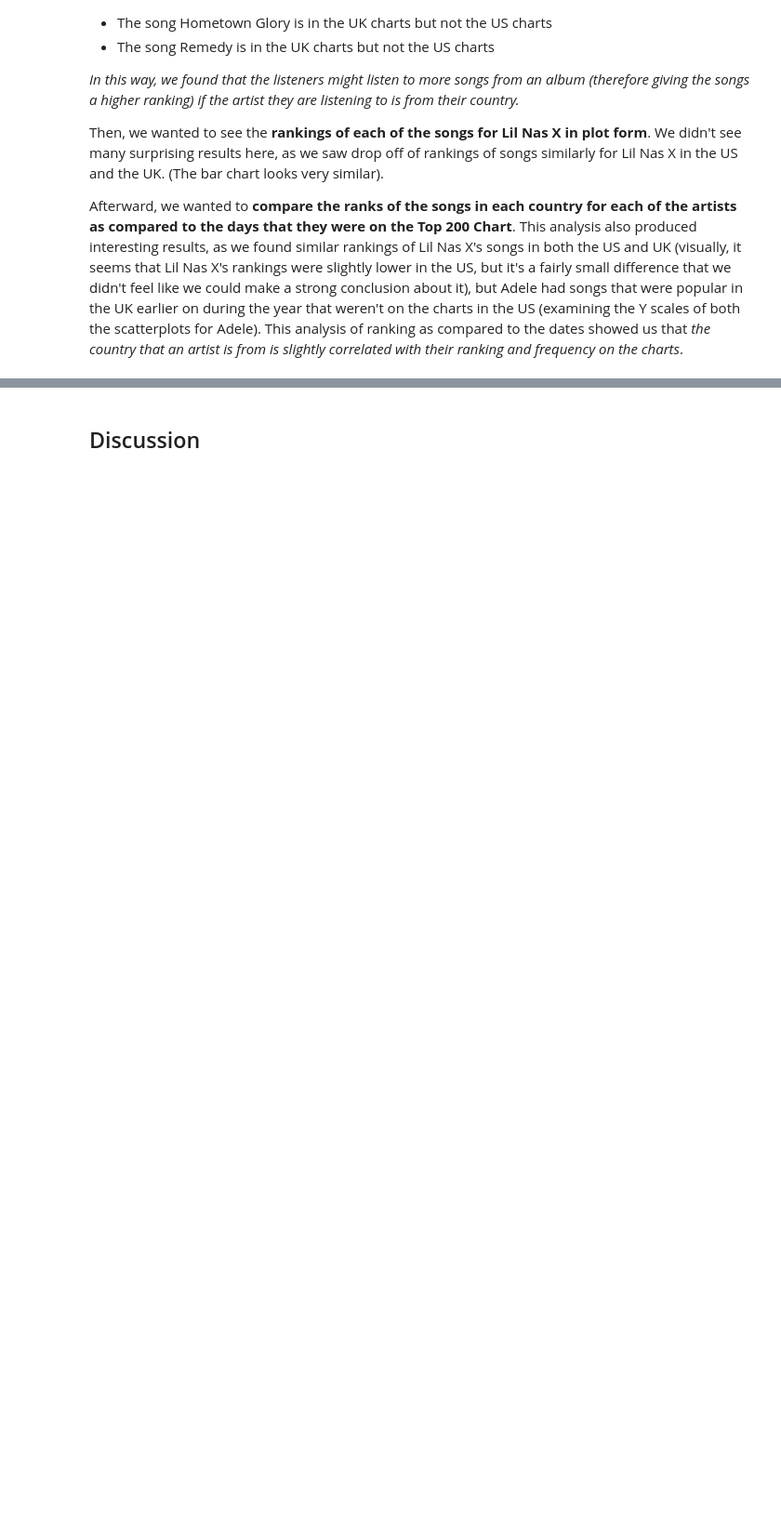
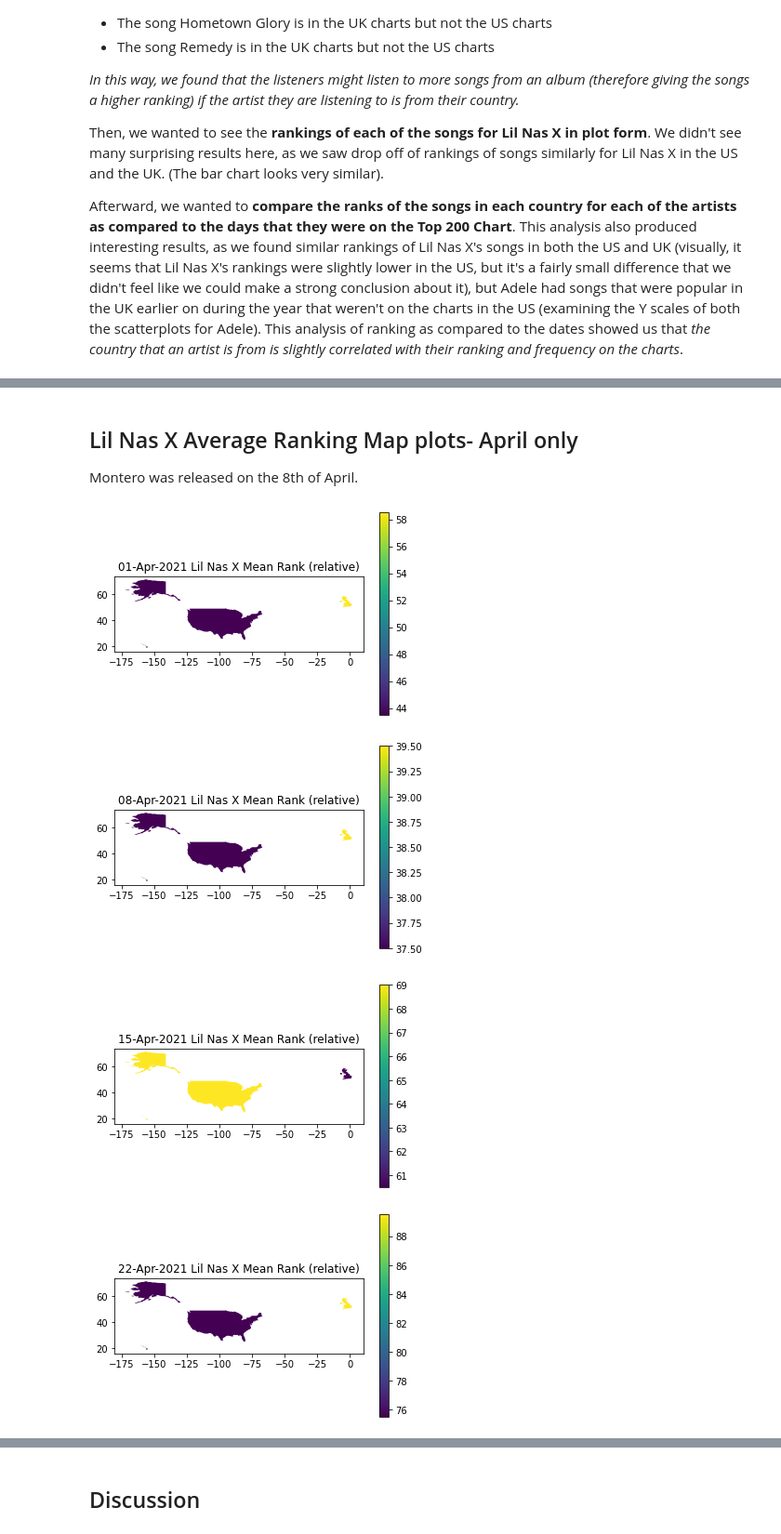
Before and after one commit to spurthirallapalli/DH140-FinalProject, a Jupyter notebook: FinalProject/FinalProject.ipynb, the cells around one changed output, grey strips where cells are left out. Shown at 93% size. Cells and saved outputs as stored; diff of their text form; code cells hidden in the pictures; blank space fills up the shorter version.

```diff
--- a/FinalProject/FinalProject.ipynb
+++ b/FinalProject/FinalProject.ipynb
@@ -589,0 +739,24 @@ Afterward, we wanted to **compare the ranks of the songs in each country for eac
+# %% [markdown]
+## Lil Nas X Average Ranking Map plots- April only
+Montero was released on the 8th of April.
+# %%
+def plotmapForApril(df1, df2, artist):
+    for date in df1.index:
+        if date in df1.index and date in df2.index and date.month == 4:
+            d = {'rank': [df1.loc[date]["rank"], df2.loc[date]["rank"]],
+                 'iso_a3': [df1.loc[date]["iso_a3"], df2.loc[date]["iso_a3"]]}
+            df = pd.DataFrame(data=d)
+            table = countries.merge(df, how="left", left_on=['iso_a3'], right_on=['iso_a3'])
+            table.plot(column="rank", cmap="viridis",legend=True)
+            plt.title(date.strftime('%d-%b-%Y') + " " + artist + " Mean Rank (relative)")
+
+lilnasxUSWeeklyRank = lilnasxUSRankToDate.groupby([lilnasxUSStreamToDate['date'].dt.date], as_index='false').mean()
+lilnasxUSWeeklyRank["iso_a3"] = "USA"
+lilnasxUKWeeklyRank = lilnasxUKRankToDate.groupby([lilnasxUKStreamToDate['date'].dt.date], as_index='false').mean()
+lilnasxUKWeeklyRank["iso_a3"] = "GBR"
+plotmapForApril(lilnasxUSWeeklyRank, lilnasxUKWeeklyRank, "Lil Nas X")
+# %% [output]
+[figure, added]
+[figure, added]
+[figure, added]
+[figure, added]
```
Also changed, not shown: parts of 25 cells of this notebook, 1 other file.
